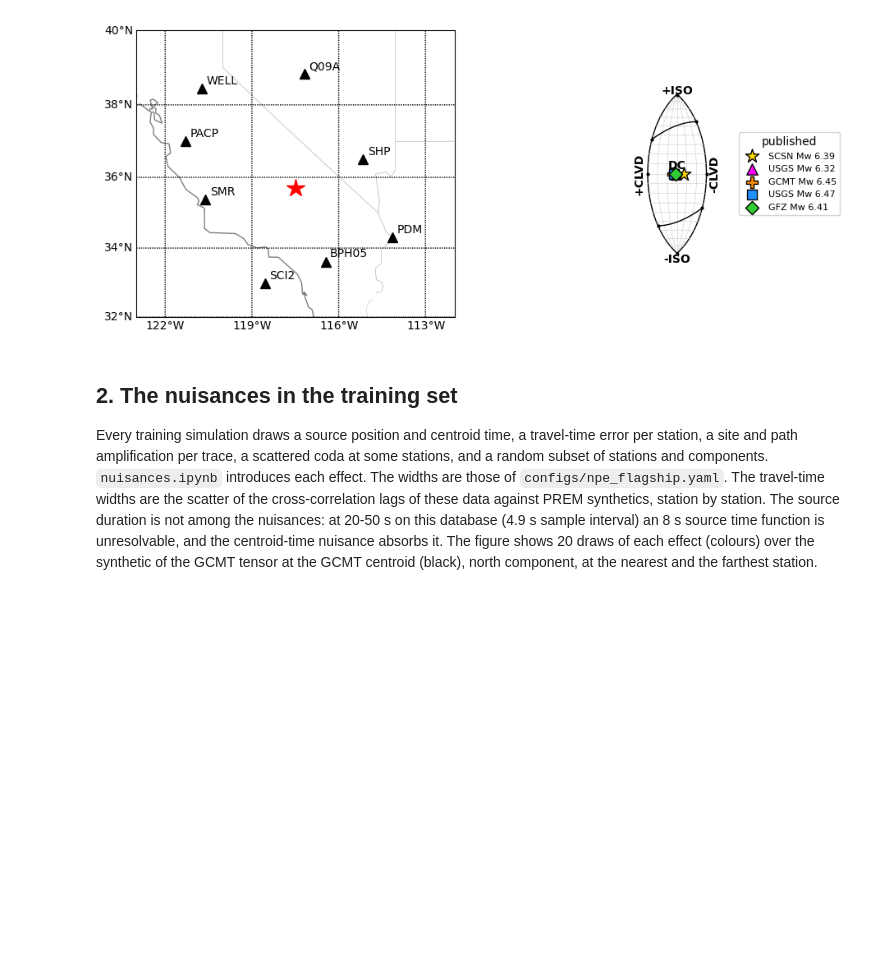
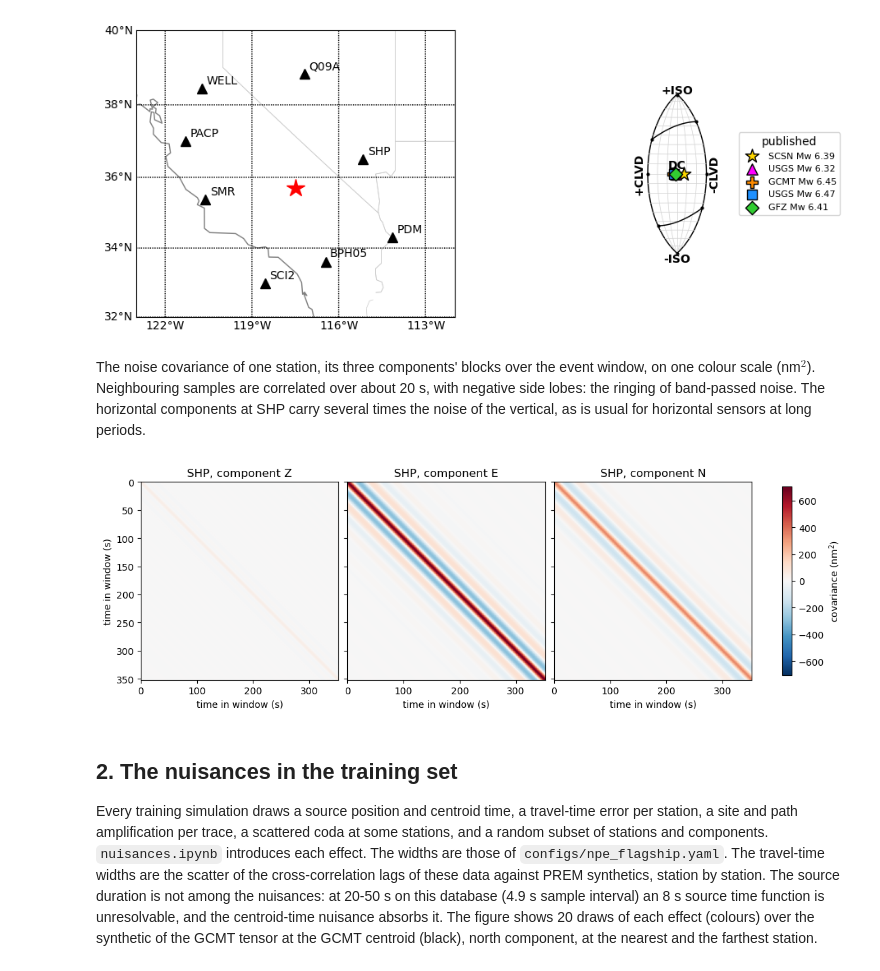
Before and after one commit to asaoulis/seismo-sbi, a Jupyter notebook: examples/npe_flagship.ipynb, the cells around one changed output. Drawn from its saved outputs; the diff is of its cells as text; code cells hidden in the pictures; blank space fills up the shorter version.

```diff
--- a/examples/npe_flagship.ipynb
+++ b/examples/npe_flagship.ipynb
@@ -129,6 +129,26 @@ plt.show()
 # %% [output]
 8 of 8 stations, 176 samples per trace; published: SCSN Mw 6.39, USGS Mw 6.47, USGS Mw 6.32, GCMT Mw 6.45, GFZ Mw 6.41
 [figure]
+# %% [markdown]
+The noise covariance of one station, its three components' blocks over the event window, on one colour scale
+(nm$^2$). Neighbouring samples are correlated over about 20 s, with negative side lobes: the
+ringing of band-passed noise. The horizontal components at SHP carry several times the noise of the vertical, as is
+usual for horizontal sensors at long periods.
+# %%
+station = "SHP"
+first_trace = 3 * names.index(station)
+components = config.sim_parameters.components
+blocks = np.asarray(noise_covariance.covariance_matrix_arrays[first_trace:first_trace + 3]) * 1e18
+scale, extent_s = np.abs(blocks).max(), (0, n_samples / SAMPLING_RATE_HZ, n_samples / SAMPLING_RATE_HZ, 0)
+fig, axes = plt.subplots(1, 3, figsize=(11, 3.6), sharey=True, layout="constrained")
+for ax, block, component in zip(axes, blocks, components):
+    image = ax.imshow(block, cmap="RdBu_r", vmin=-scale, vmax=scale, extent=extent_s)
+    ax.set(title=f"{station}, component {component}", xlabel="time in window (s)")
+axes[0].set_ylabel("time in window (s)")
+fig.colorbar(image, ax=axes.tolist(), shrink=0.85, label="covariance (nm$^2$)")
+plt.show()
+# %% [output]
+[figure, added]
 # %% [markdown]
 ## 2. The nuisances in the training set
 
```
Also changed, not shown: 2 other files.
